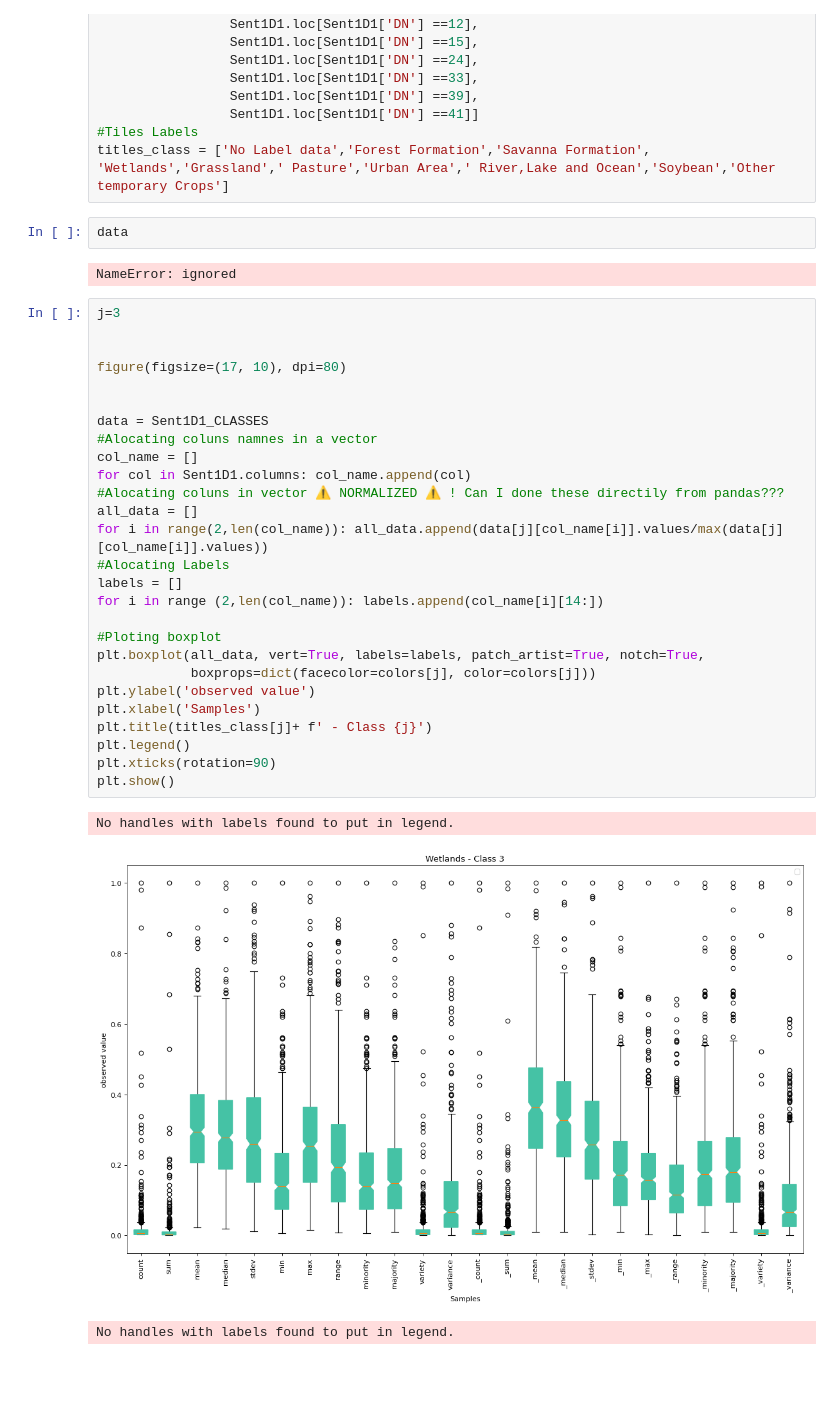
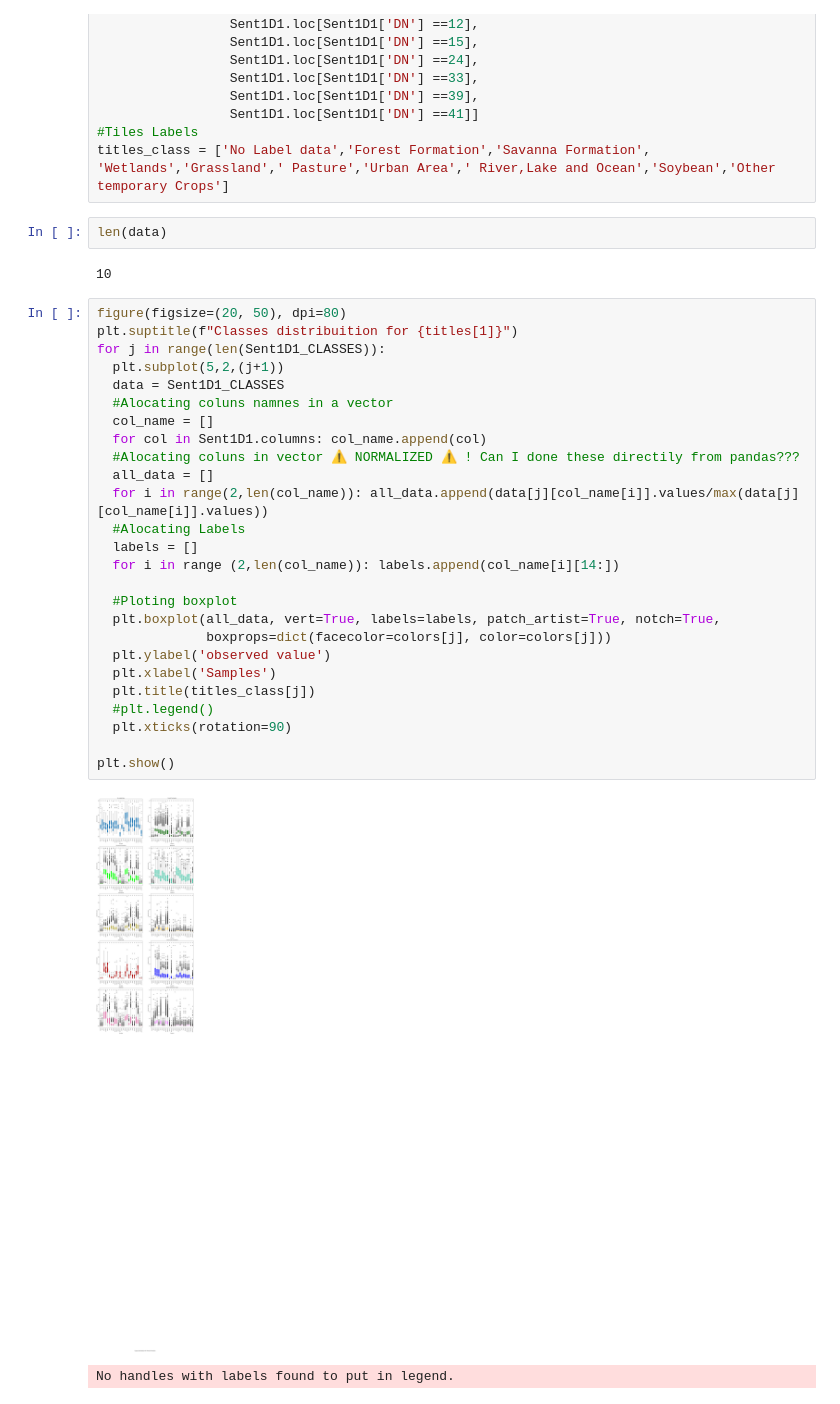
Before and after one commit to barauna-lo/Artificial_Inteligence, a Jupyter notebook: CAP345_Artificial_Intelience_AT01.ipynb, the cells around one changed output. Drawn from its saved outputs; the diff is of its cells as text; blank space fills up the shorter version.

```diff
--- a/CAP345_Artificial_Intelience_AT01.ipynb
+++ b/CAP345_Artificial_Intelience_AT01.ipynb
@@ -296,40 +296,38 @@ Sent1D1_CLASSES=[Sent1D1.loc[Sent1D1['DN'] == 0],
                  Sent1D1.loc[Sent1D1['DN'] ==41]]
 #Tiles Labels
 titles_class = ['No Label data','Forest Formation','Savanna Formation', 'Wetlands','Grassland',' Pasture','Urban Area',' River,Lake and Ocean','Soybean','Other temporary Crops']
-# %%
-data
-# %% [output]
-NameError: ignored
+# %%
+len(data)
+# %% [output]
+10
 # %%
-j=3
+figure(figsize=(20, 50), dpi=80)
+plt.suptitle(f"Classes distribuition for {titles[1]}")
+for j in range(len(Sent1D1_CLASSES)):
+  plt.subplot(5,2,(j+1))
+  data = Sent1D1_CLASSES
+  #Alocating coluns namnes in a vector
+  col_name = []
+  for col in Sent1D1.columns: col_name.append(col)
+  #Alocating coluns in vector ⚠️ NORMALIZED ⚠️ ! Can I done these directily from pandas???
+  all_data = []
+  for i in range(2,len(col_name)): all_data.append(data[j][col_name[i]].values/max(data[j][col_name[i]].values))
+  #Alocating Labels
+  labels = []
+  for i in range (2,len(col_name)): labels.append(col_name[i][14:])
 
+  #Ploting boxplot
+  plt.boxplot(all_data, vert=True, labels=labels, patch_artist=True, notch=True,
+              boxprops=dict(facecolor=colors[j], color=colors[j]))
+  plt.ylabel('observed value')
+  plt.xlabel('Samples')
+  plt.title(titles_class[j])
+  #plt.legend()
+  plt.xticks(rotation=90)
 
-figure(figsize=(17, 10), dpi=80)
-
-
-data = Sent1D1_CLASSES
-#Alocating coluns namnes in a vector
-col_name = []
-for col in Sent1D1.columns: col_name.append(col)
-#Alocating coluns in vector ⚠️ NORMALIZED ⚠️ ! Can I done these directily from pandas???
-all_data = []
-for i in range(2,len(col_name)): all_data.append(data[j][col_name[i]].values/max(data[j][col_name[i]].values))
-#Alocating Labels
-labels = []
-for i in range (2,len(col_name)): labels.append(col_name[i][14:])
-
-#Ploting boxplot
-plt.boxplot(all_data, vert=True, labels=labels, patch_artist=True, notch=True,
-            boxprops=dict(facecolor=colors[j], color=colors[j]))
-plt.ylabel('observed value')
-plt.xlabel('Samples')
-plt.title(titles_class[j]+ f' - Class {j}')
-plt.legend()
-plt.xticks(rotation=90)
 plt.show()
 # %% [output]
-No handles with labels found to put in legend.
-[figure, old version]
+[figure, new version]
 # %%
 # %% [output]
 No handles with labels found to put in legend.
```
Also changed, not shown: parts of 1 cell of this notebook.
